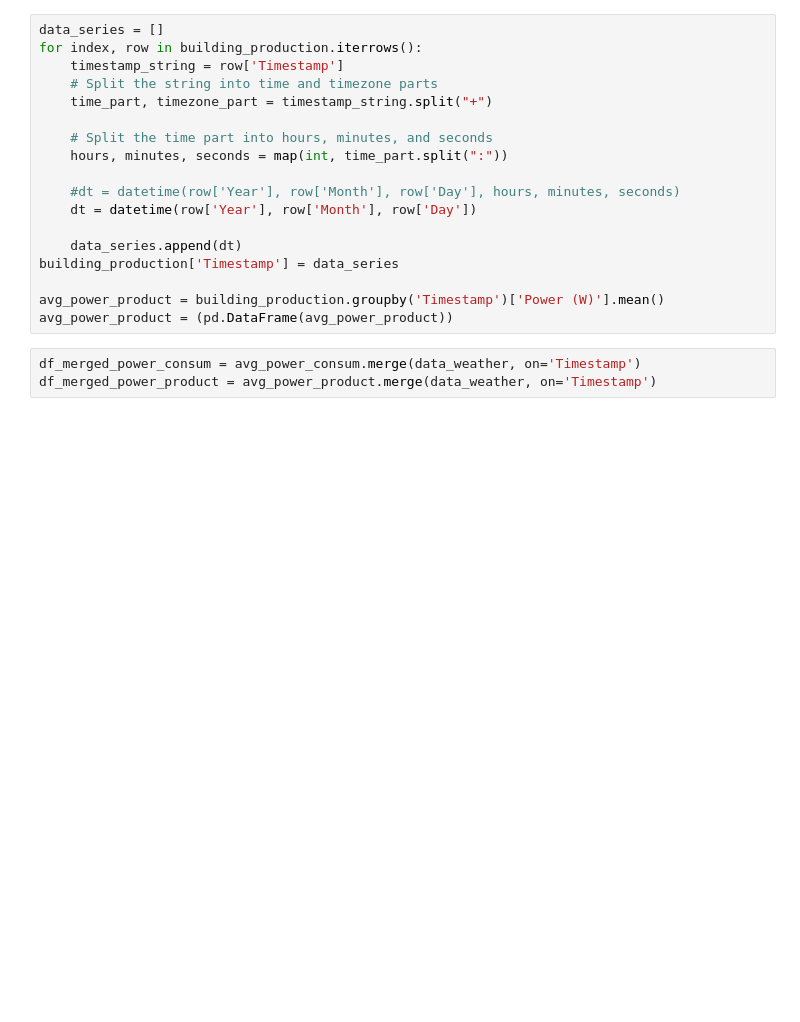
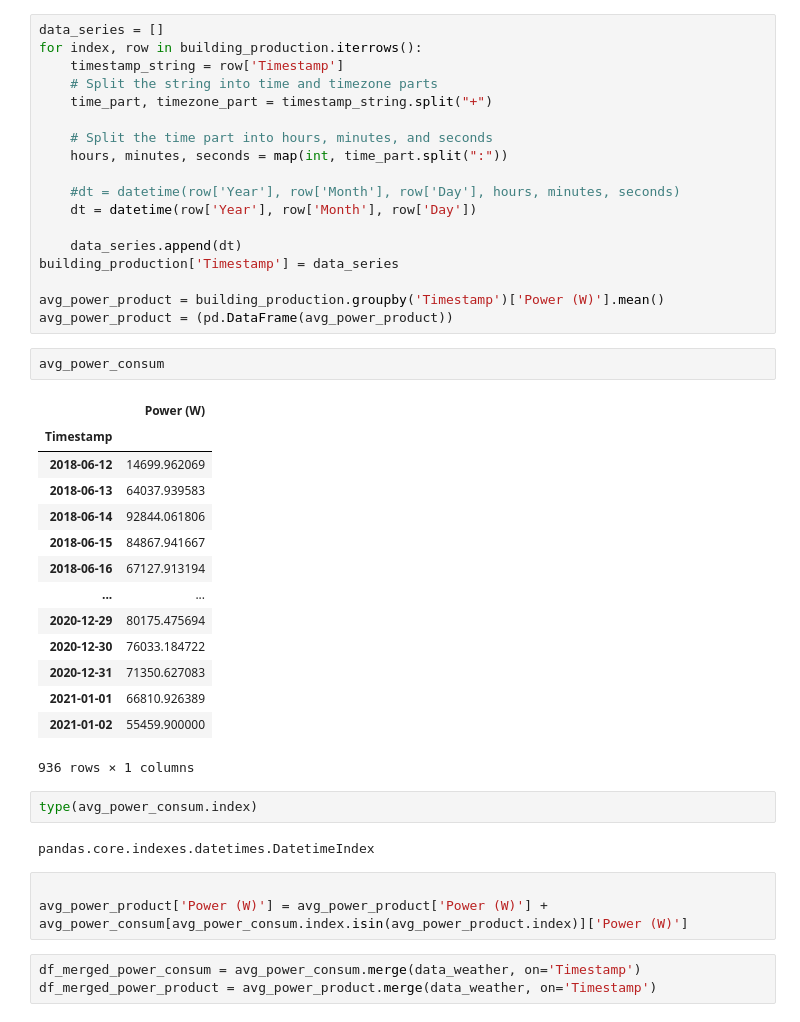
Before and after one commit to AlessandroBelotti00/NOI-hackathon, a Jupyter notebook: 1_PV/data_integration.ipynb, the cells around one changed output. Drawn from its saved outputs; the diff is of its cells as text; blank space fills up the shorter version.

```diff
--- a/1_PV/data_integration.ipynb
+++ b/1_PV/data_integration.ipynb
@@ -87,6 +90,30 @@ building_production['Timestamp'] = data_series
 
 avg_power_product = building_production.groupby('Timestamp')['Power (W)'].mean()
 avg_power_product = (pd.DataFrame(avg_power_product))
+# %%
+avg_power_consum
+# %% [output]
+|  | Power (W) |
+| Timestamp |  |
+| 2018-06-12 | 14699.962069 |
+| 2018-06-13 | 64037.939583 |
+| 2018-06-14 | 92844.061806 |
+| 2018-06-15 | 84867.941667 |
+| 2018-06-16 | 67127.913194 |
+| ... | ... |
+| 2020-12-29 | 80175.475694 |
+| 2020-12-30 | 76033.184722 |
+| 2020-12-31 | 71350.627083 |
+| 2021-01-01 | 66810.926389 |
+| 2021-01-02 | 55459.900000 |
+936 rows × 1 columns
+# %%
+type(avg_power_consum.index)
+# %% [output]
+pandas.core.indexes.datetimes.DatetimeIndex
+# %%
+
+avg_power_product['Power (W)'] = avg_power_product['Power (W)'] + avg_power_consum[avg_power_consum.index.isin(avg_power_product.index)]['Power (W)']
 # %%
 df_merged_power_consum = avg_power_consum.merge(data_weather, on='Timestamp')
 df_merged_power_product = avg_power_product.merge(data_weather, on='Timestamp')
```
Also changed, not shown: parts of 4 cells of this notebook, 4 other files.
